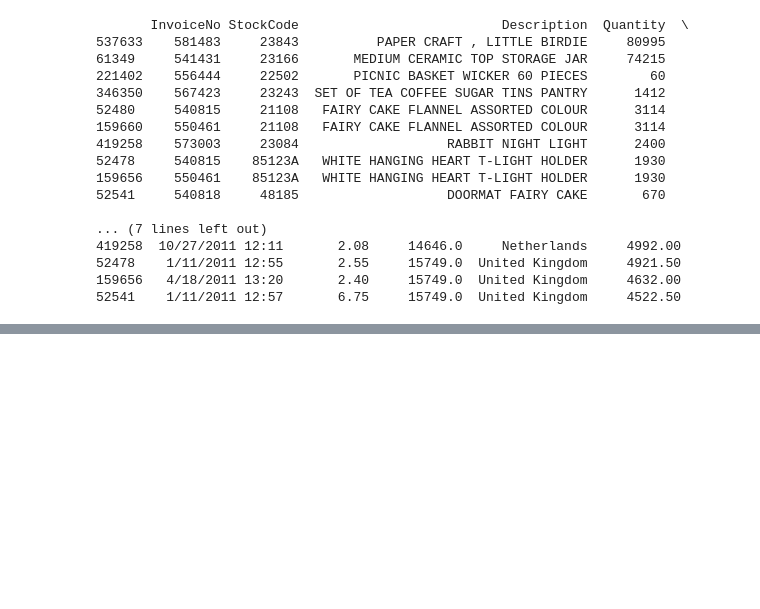
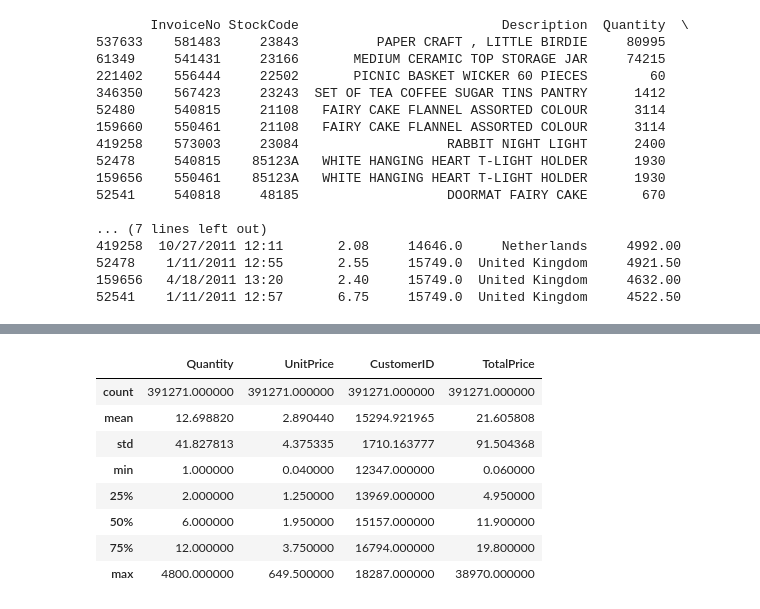
Before and after one commit to ArditFazliu/Analytics-und-Data-Storytelling, a Jupyter notebook: reports/draft_reports/draft_eda.ipynb, the cells around one changed output, grey strips where cells are left out. Saved outputs shown, nothing was run; the diff lists cells and outputs as text; code cells hidden in the pictures; blank space fills up the shorter version.

```diff
--- a/reports/draft_reports/draft_eda.ipynb
+++ b/reports/draft_reports/draft_eda.ipynb
@@ -106,0 +180,19 @@ df_sorted
+# %%
+# Korrekturen
+# Nur positive Menge
+df = df[df['Quantity'] > 0]
+
+# Nur positiver Preis
+df = df[df['UnitPrice'] > 0]
+
+df.describe()
+# %% [output]
+|  | Quantity | UnitPrice | CustomerID | TotalPrice |
+| count | 391271.000000 | 391271.000000 | 391271.000000 | 391271.000000 |
+| mean | 12.698820 | 2.890440 | 15294.921965 | 21.605808 |
+| std | 41.827813 | 4.375335 | 1710.163777 | 91.504368 |
+| min | 1.000000 | 0.040000 | 12347.000000 | 0.060000 |
+| 25% | 2.000000 | 1.250000 | 13969.000000 | 4.950000 |
+| 50% | 6.000000 | 1.950000 | 15157.000000 | 11.900000 |
+| 75% | 12.000000 | 3.750000 | 16794.000000 | 19.800000 |
+| max | 4800.000000 | 649.500000 | 18287.000000 | 38970.000000 |
```
Also changed, not shown: parts of 3 cells of this notebook.
